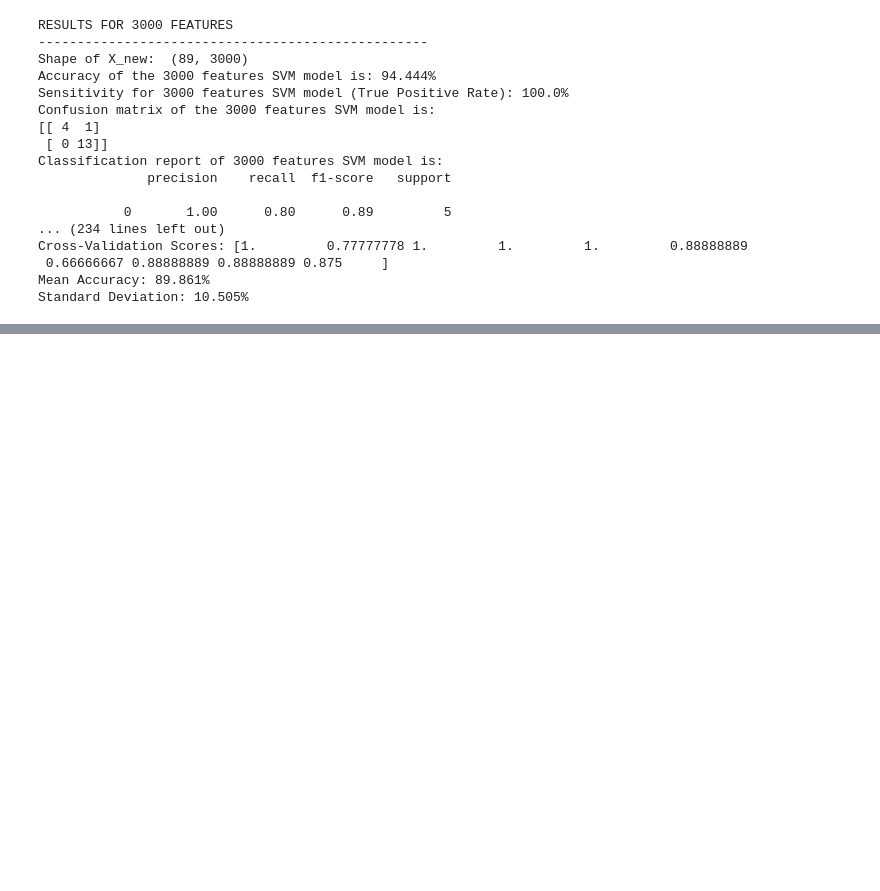
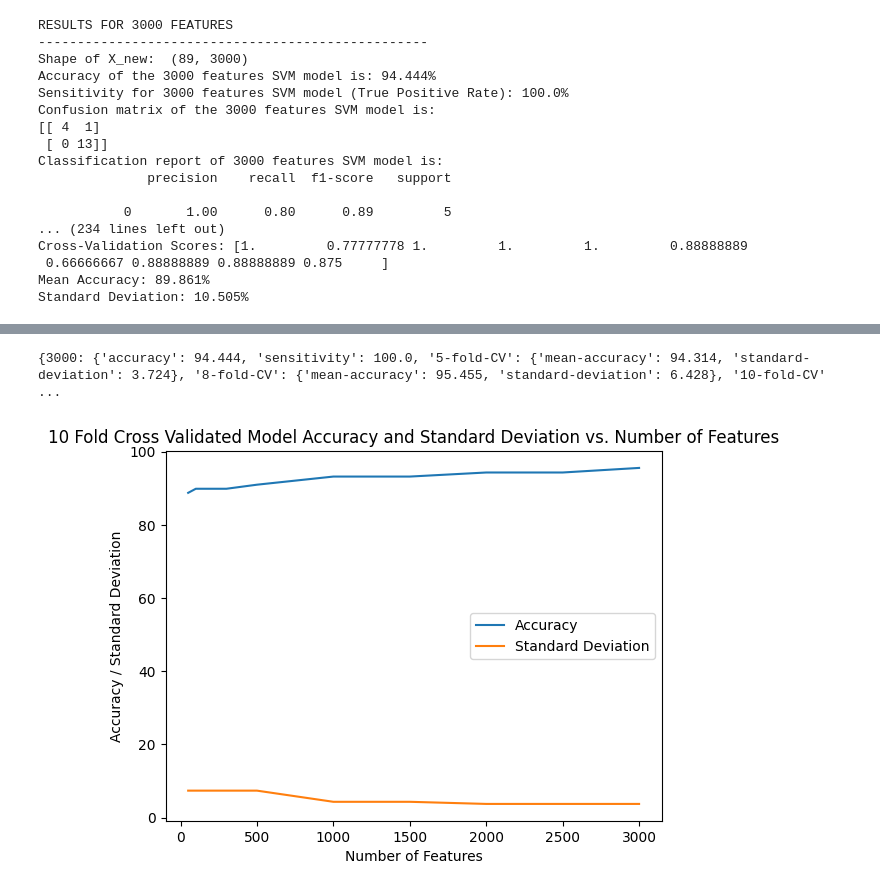
Before and after one commit to Sachira-Heshan/omic-data-and-machine-learning-in-the-identification-of-coronary-artery-disease, a Jupyter notebook: building_models_using_rna_data.ipynb, the cells around one changed output, grey strips where cells are left out. Drawn from its saved outputs; the diff is of its cells as text; code cells hidden in the pictures; blank space fills up the shorter version.

Commit message:
Built some SVM models for different number of features and plot those data

```diff
--- a/building_models_using_rna_data.ipynb
+++ b/building_models_using_rna_data.ipynb
@@ -578,0 +698,30 @@ Standard Deviation: 10.505%
+# %%
+print(results)
+# %% [output]
+{3000: {'accuracy': 94.444, 'sensitivity': 100.0, '5-fold-CV': {'mean-accuracy': 94.314, 'standard-deviation': 3.724}, '8-fold-CV': {'mean-accuracy': 95.455, 'standard-deviation': 6.428}, '10-fold-CV' ...
+# %%
+# extract relevant data for plotting the data
+
+number_of_features = list(results.keys())
+ten_fold_mean_accuracies = [results[feature_count]['10-fold-CV']['mean-accuracy'] for feature_count in number_of_features]
+ten_fold_std = [results[feature_count]['5-fold-CV']['standard-deviation'] for feature_count in number_of_features]
+# %%
+# now let's plot some data
+
+import matplotlib.pyplot as plt
+
+plt.plot(number_of_features, ten_fold_mean_accuracies, label='Accuracy')
+plt.plot(number_of_features, ten_fold_std, label='Standard Deviation')
+
+# Set the axis labels and title
+plt.xlabel('Number of Features')
+plt.ylabel('Accuracy / Standard Deviation')
+plt.title('10 Fold Cross Validated Model Accuracy and Standard Deviation vs. Number of Features')
+
+# Add a legend
+plt.legend()
+
+# Show the plot
+plt.show()
+# %% [output]
+[figure, added]
```
Also changed, not shown: parts of 8 cells of this notebook.
